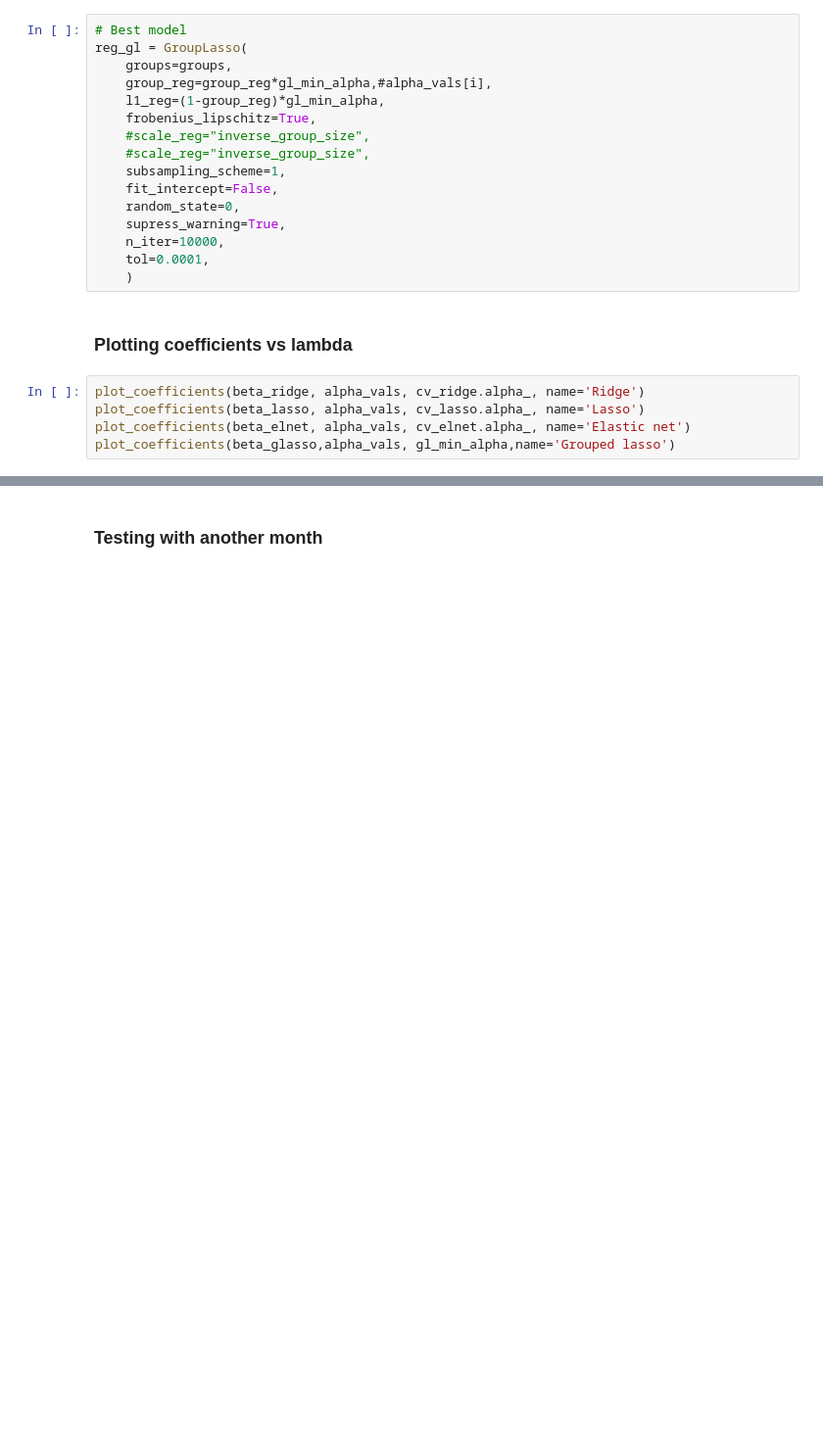
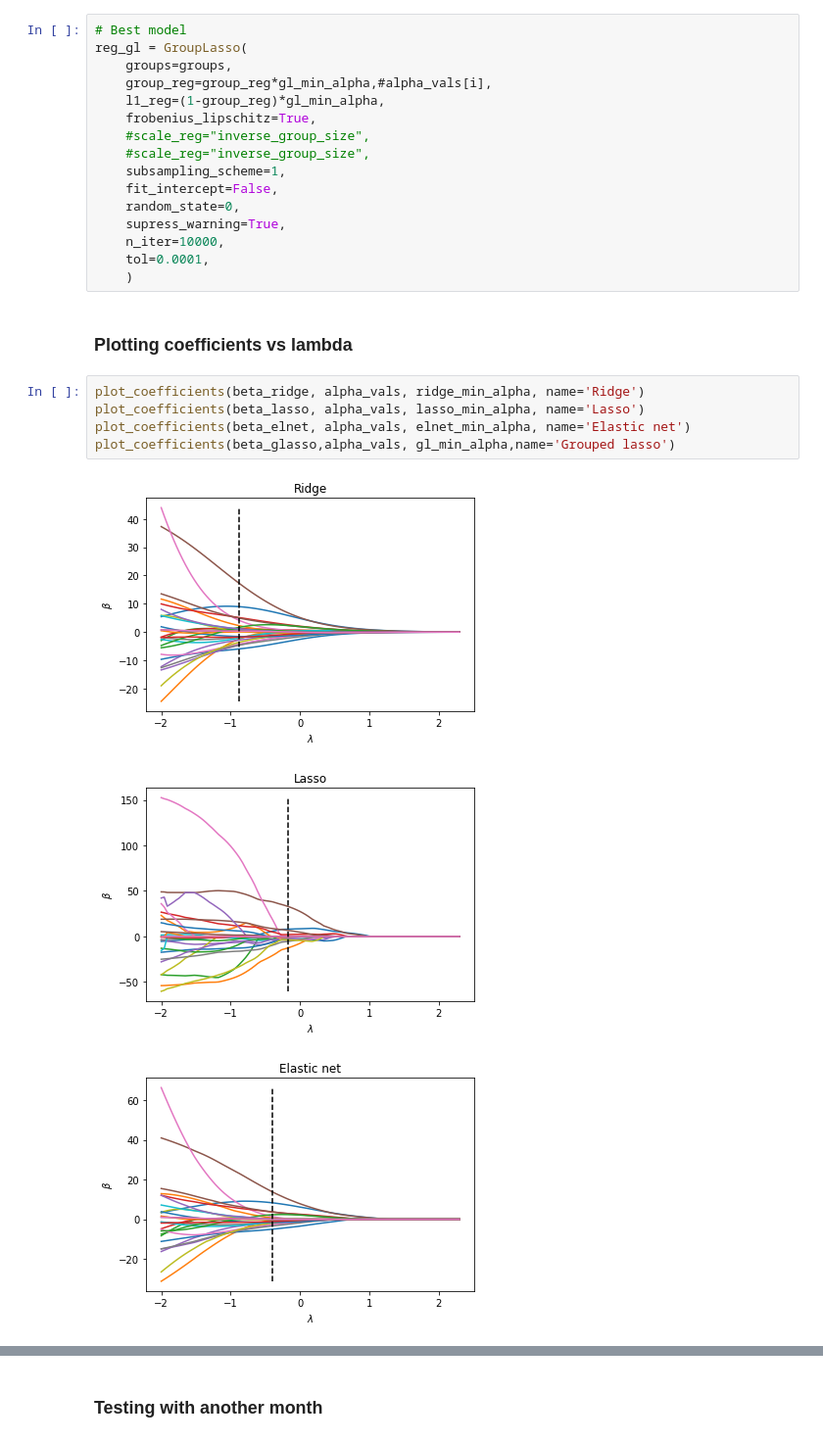
Before and after one commit to sroet/MA8701, a Jupyter notebook: Energy_house.ipynb, the cells around one changed output, grey strips where cells are left out. Shown at 98% size. Saved outputs shown, nothing was run; the diff lists cells and outputs as text; blank space fills up the shorter version.

```diff
--- a/Energy_house.ipynb
+++ b/Energy_house.ipynb
@@ -286,7 +286,11 @@ reg_gl = GroupLasso(
 # %% [markdown]
 ### Plotting coefficients vs lambda
 # %%
-plot_coefficients(beta_ridge, alpha_vals, cv_ridge.alpha_, name='Ridge')
-plot_coefficients(beta_lasso, alpha_vals, cv_lasso.alpha_, name='Lasso')
-plot_coefficients(beta_elnet, alpha_vals, cv_elnet.alpha_, name='Elastic net')
+plot_coefficients(beta_ridge, alpha_vals, ridge_min_alpha, name='Ridge')
+plot_coefficients(beta_lasso, alpha_vals, lasso_min_alpha, name='Lasso')
+plot_coefficients(beta_elnet, alpha_vals, elnet_min_alpha, name='Elastic net')
 plot_coefficients(beta_glasso,alpha_vals, gl_min_alpha,name='Grouped lasso')
+# %% [output]
+[figure, added]
+[figure, added]
+[figure, added]
```
Also changed, not shown: parts of 4 cells of this notebook.
